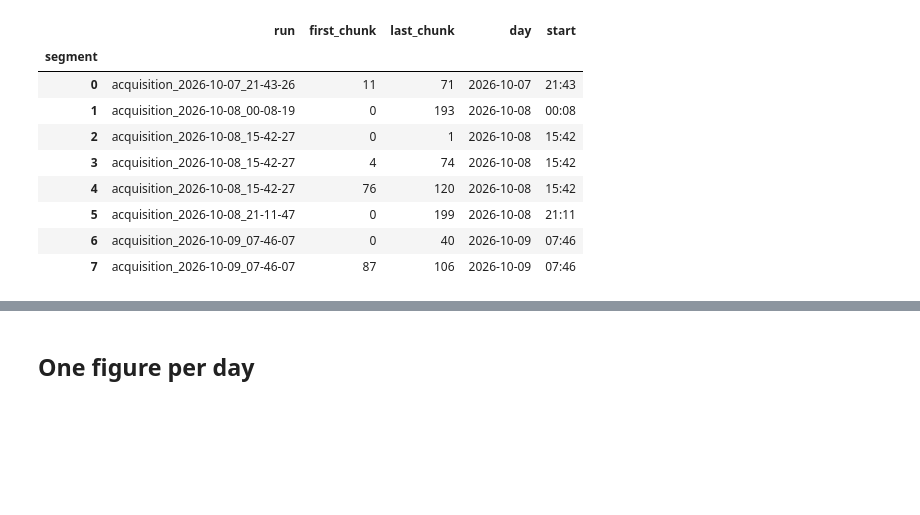
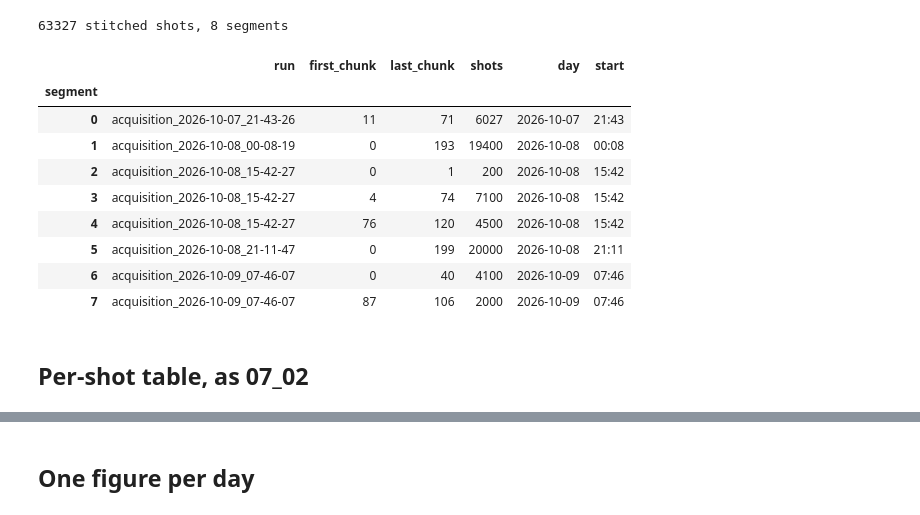
Before and after one commit to aghribi/artifact-hackathon-2026, a Jupyter notebook: challenges/optimisation/fast-approximate/notebooks/07_03_feature_selection_per_day.ipynb, the cells around one changed output, grey strips where cells are left out. Drawn from its saved outputs; the diff is of its cells as text; code cells hidden in the pictures; blank space fills up the shorter version.

```diff
--- a/challenges/optimisation/fast-approximate/notebooks/07_03_feature_selection_per_day.ipynb
+++ b/challenges/optimisation/fast-approximate/notebooks/07_03_feature_selection_per_day.ipynb
@@ -12,36 +26,54 @@ Saved to `results/data_labelling/segment_correlations/selection_<day>.png`. Run
 # %%
+import json
+import os
 from pathlib import Path
 
+import h5py
 import numpy as np
 import pandas as pd
 import matplotlib.pyplot as plt
+from joblib import Parallel, delayed
+from scipy import ndimage
 
 REPO = Path.cwd().parent if Path.cwd().name == "notebooks" else Path.cwd()
+STITCHED = REPO / "results" / "data_labelling" / "stitched_index.csv"   # written by 07_01
+BTV_CACHE = REPO / "results" / "05_correlations"                        # <run>/btv0125_params.csv from 05_correlations_runs
 SEG_DIR = REPO / "results" / "data_labelling" / "segment_correlations"
-STITCHED = REPO / "results" / "data_labelling" / "stitched_index.csv"
+N_JOBS = min(32, os.cpu_count() or 1)
 
-KIND = "Overall"
-R_MIN = 0.25    # |r| with BCM_GUN to be a candidate
-R_CROSS = 0.5   # max |r| allowed between kept variables
-MIN_SHOTS = 500  # segments with fewer kept shots get a warning in the title
+# loading and cleaning, as 07_02
+FLAT_TOP = slice(300, 640)
+GROUP_B = ["laser_amp", "lab_laser_power", "PGLA_drop", "PKI15A", "PKI15P", "PKR15A"]
+BTV_COLS = ["amplitude", "intensity", "mean_x", "mean_y", "sigma_x", "sigma_y"]
+DETREND_K = 51
+
+# selection
+KIND = "Overall"   # or "Shot-to-shot (drift removed)"
+R_MIN = 0.25       # |r| with BCM_GUN to be a candidate
+R_CROSS = 0.5      # max |r| allowed between kept variables
+MIN_SHOTS = 500    # segments with fewer kept shots get a warning in the title
 
 KEPT, DROPPED = "#2a78d6", "#c9c8c3"
 INK, MUTED, GRID = "#2b2b29", "#8a8985", "#e6e5e1"
 
-pairs = pd.read_csv(SEG_DIR / "segment_correlations.csv").query("kind == @KIND")
-idx = pd.read_csv(STITCHED, usecols=["segment", "run", "chunk"])
-segments = idx.groupby("segment").agg(run=("run", "first"), first_chunk=("chunk", "min"), last_chunk=("chunk", "max"))
+idx = pd.read_csv(STITCHED, index_col="shot")
+segments = (idx.groupby("segment")
+               .agg(run=("run", "first"), first_chunk=("chunk", "min"), last_chunk=("chunk", "max"), shots=("run", "size")))
 segments["day"] = segments["run"].str.extract(r"(\d{4}-\d{2}-\d{2})", expand=False)
 segments["start"] = segments["run"].str.extract(r"_(\d{2}-\d{2})-\d{2}$", expand=False).str.replace("-", ":")
+print(f"{len(idx)} stitched shots, {len(segments)} segments")
 segments
 # %% [output]
+63327 stitched shots, 8 segments
-|  | run | first_chunk | last_chunk | day | start |
-| segment |  |  |  |  |  |
-| 0 | acquisition_2026-10-07_21-43-26 | 11 | 71 | 2026-10-07 | 21:43 |
-| 1 | acquisition_2026-10-08_00-08-19 | 0 | 193 | 2026-10-08 | 00:08 |
-| 2 | acquisition_2026-10-08_15-42-27 | 0 | 1 | 2026-10-08 | 15:42 |
-| 3 | acquisition_2026-10-08_15-42-27 | 4 | 74 | 2026-10-08 | 15:42 |
-| 4 | acquisition_2026-10-08_15-42-27 | 76 | 120 | 2026-10-08 | 15:42 |
-| 5 | acquisition_2026-10-08_21-11-47 | 0 | 199 | 2026-10-08 | 21:11 |
-| 6 | acquisition_2026-10-09_07-46-07 | 0 | 40 | 2026-10-09 | 07:46 |
-| 7 | acquisition_2026-10-09_07-46-07 | 87 | 106 | 2026-10-09 | 07:46 |
+|  | run | first_chunk | last_chunk | shots | day | start |
+| segment |  |  |  |  |  |  |
+| 0 | acquisition_2026-10-07_21-43-26 | 11 | 71 | 6027 | 2026-10-07 | 21:43 |
+| 1 | acquisition_2026-10-08_00-08-19 | 0 | 193 | 19400 | 2026-10-08 | 00:08 |
+| 2 | acquisition_2026-10-08_15-42-27 | 0 | 1 | 200 | 2026-10-08 | 15:42 |
+| 3 | acquisition_2026-10-08_15-42-27 | 4 | 74 | 7100 | 2026-10-08 | 15:42 |
+| 4 | acquisition_2026-10-08_15-42-27 | 76 | 120 | 4500 | 2026-10-08 | 15:42 |
+| 5 | acquisition_2026-10-08_21-11-47 | 0 | 199 | 20000 | 2026-10-08 | 21:11 |
+| 6 | acquisition_2026-10-09_07-46-07 | 0 | 40 | 4100 | 2026-10-09 | 07:46 |
+| 7 | acquisition_2026-10-09_07-46-07 | 87 | 106 | 2000 | 2026-10-09 | 07:46 |
+# %% [markdown]
+## Per-shot table, as 07_02
```
Also changed, not shown: parts of 11 cells of this notebook, 15 other files.
